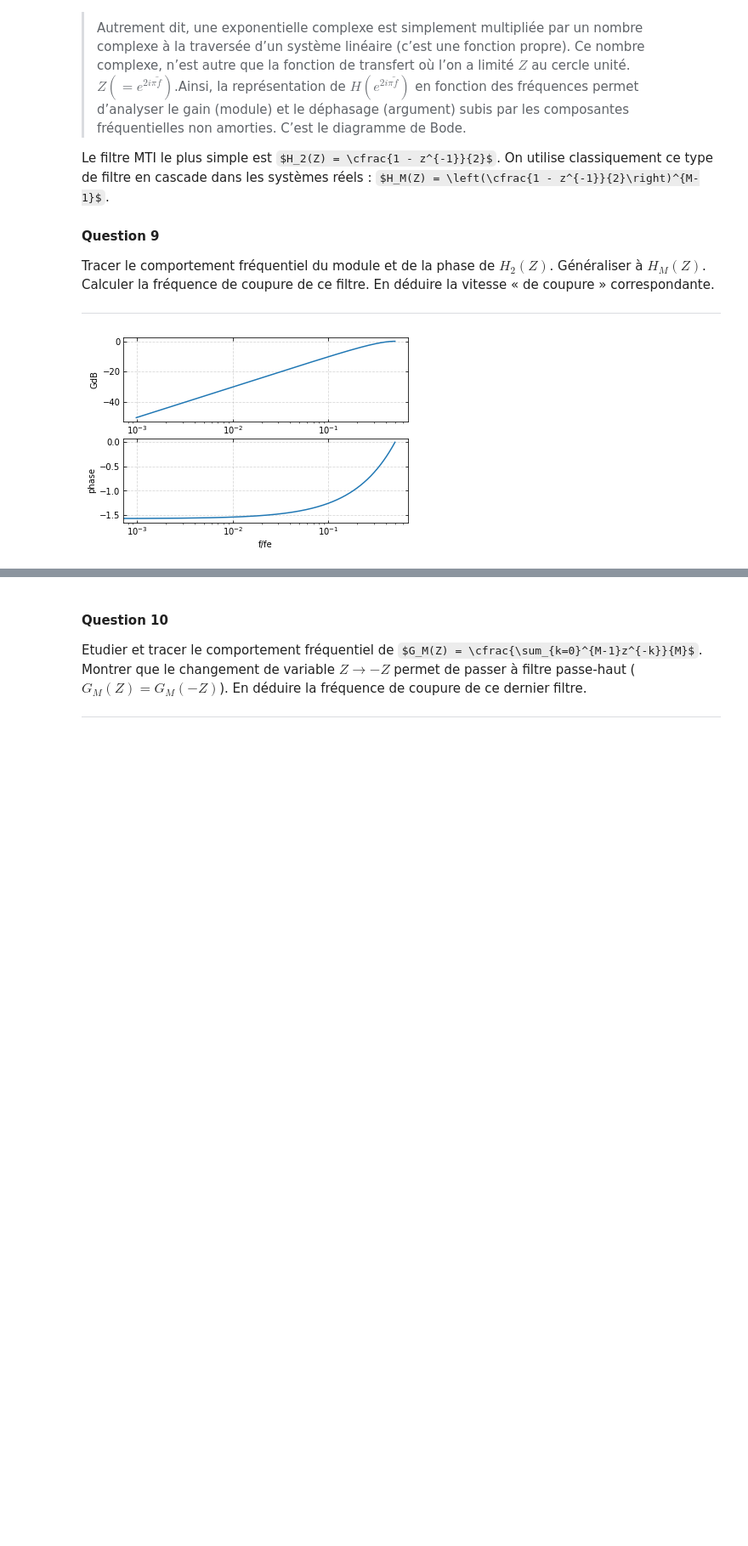
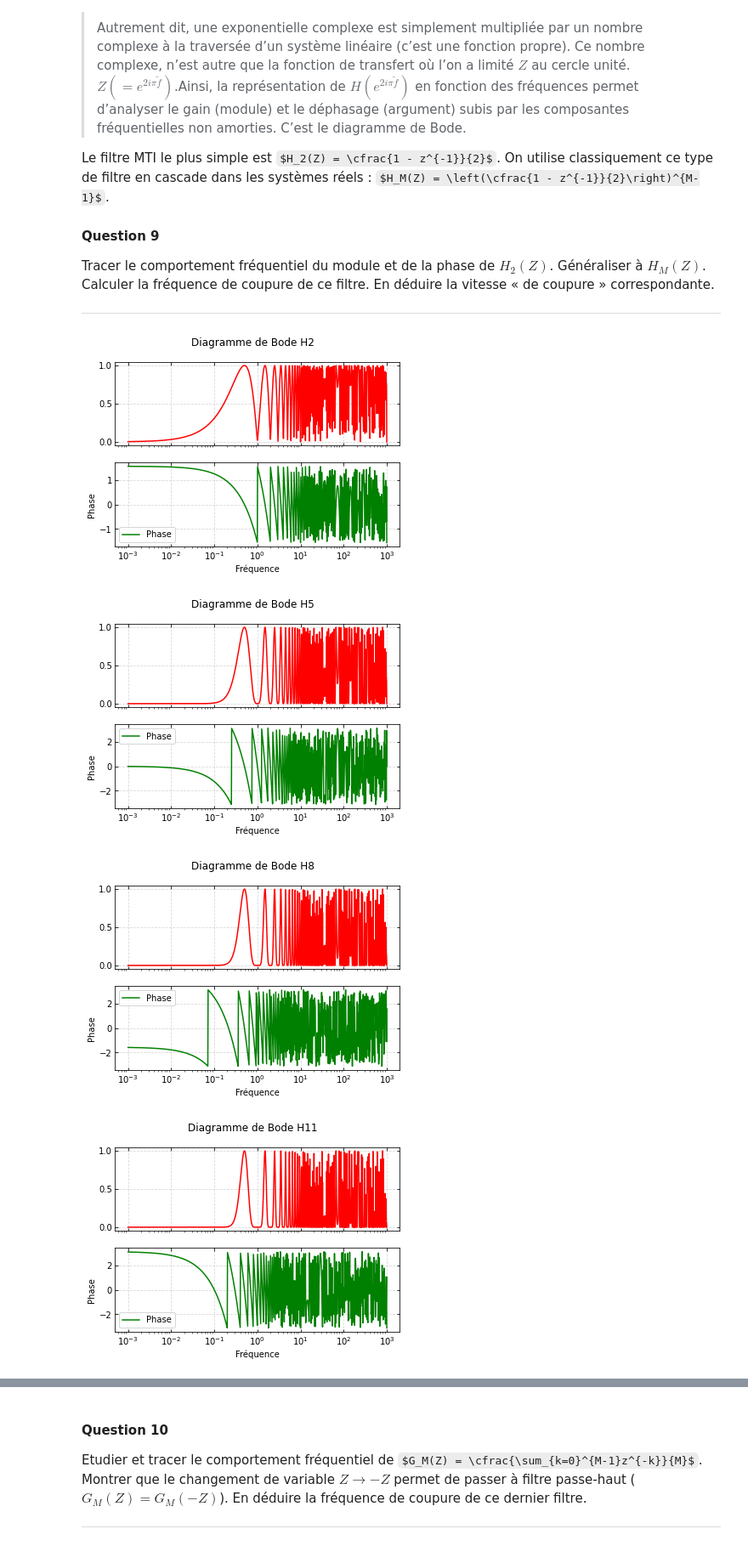
Before and after one commit to 21courgnea/Projet_TDS, a Jupyter notebook: mini-projet-radar/mini_projet_radar.ipynb, the cells around one changed output, grey strips where cells are left out. Shown at 85% size. Saved outputs shown, nothing was run; the diff lists cells and outputs as text; code cells hidden in the pictures; some formulas as TeX source; blank space fills up the shorter version.

```diff
--- a/mini-projet-radar/mini_projet_radar.ipynb
+++ b/mini-projet-radar/mini_projet_radar.ipynb
@@ -725,23 +723,34 @@ cascade dans les systèmes réels : $H_M(Z) = \left(\cfrac{1 - z^{-1}}{2}\righ
  Tracer le comportement fréquentiel du module et de la phase de $H_2(Z)$. Généraliser à $H_M(Z)$. Calculer la fréquence de coupure de ce filtre. En déduire la vitesse « de coupure » correspondante.
 
 ---
-# %%
-w_2 , h_2 =scipy.signal.freqz([-1 , 1], [0, 2])
-
-plt.figure()
-plt.subplot(211)
-plt.plot(w_2/(2*np.pi),20*np.log10(np.absolute(h_2)))
-plt.xlabel("f/fe")
-plt.xscale('log')
-plt.ylabel("GdB")
-plt.tick_params(top=True,right=True,direction='in')
-plt.grid(linestyle='--',alpha=0.5)
-plt.subplot(212)
-plt.plot(w_2/(2*np.pi),np.unwrap(np.angle(h_2)))
-plt.xlabel("f/fe")
-plt.xscale('log')
-plt.ylabel("phase")
-plt.tick_params(top=True,right=True,direction='in')
-plt.grid(linestyle='--',alpha=0.5)
-# %% [output]
-[figure, removed]
+# %%
+list_freq = np.logspace(-3, 3, 1000, endpoint=True)
+z_s = np.exp(2*np.pi*1j*list_freq)
+list_m = np.arange(2,20,3)
+# %%
+def H_ind(m, z):
+        return ((1-1/z)/2)**(m-1)
+def H(m):
+    return np.vectorize(lambda z: H_ind(m,z))
+
+for m in list_m:
+    g = H(m)
+    H_s = g(z_s)
+    fig, (ax1,ax2) =  plt.subplots(2, sharex = True)
+    ax2.plot(freq,np.angle(g(z_s)), label = "Phase", color = 'green')
+    ax1.plot(freq, np.abs(g(z_s)), label = "Gain", color = 'red')
+    ax1.tick_params(top=True,right=True,direction='in')
+    ax1.grid(linestyle='--',alpha=0.5)
+    ax2.tick_params(top=True,right=True,direction='in')
+    ax2.grid(linestyle='--',alpha=0.5)
+    plt.xscale("log")
+    plt.legend()
+    plt.xlabel("Fréquence")
+    plt.ylabel('Phase')
+    fig.suptitle(f'Diagramme de Bode H{m}')
+    plt.show()
+# %% [output]
+[figure, added]
+[figure, added]
+[figure, added]
+[figure, added]
```
Also changed, not shown: parts of 5 cells of this notebook, 1 other file.
